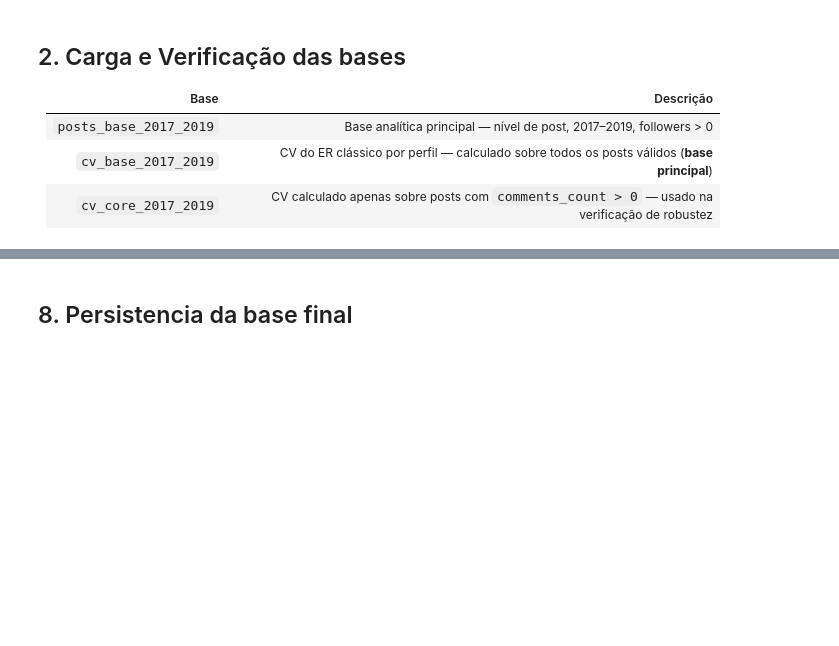
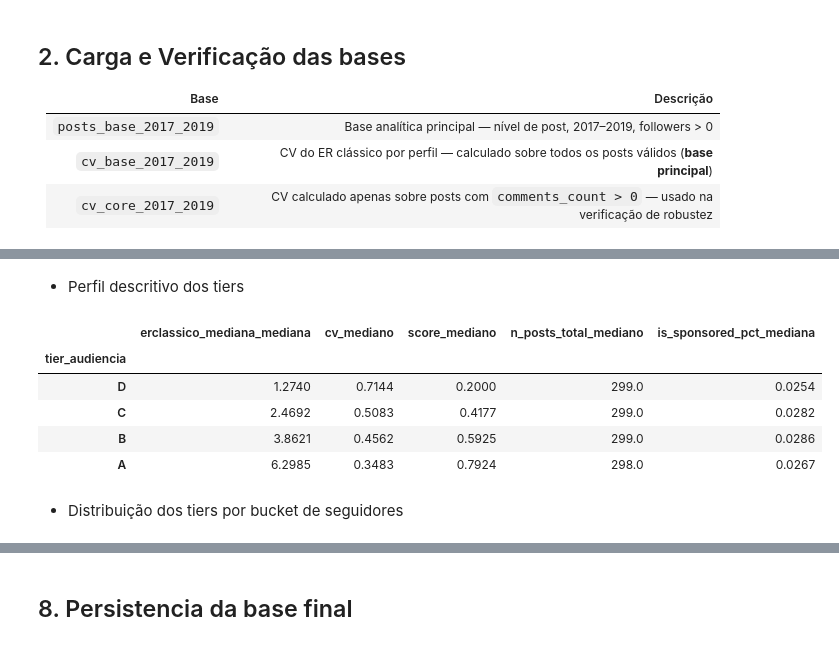
Before and after one commit to Davi-SC/influencers_kim, a Jupyter notebook: perfil_qualificacao.ipynb, the cells around one changed output, grey strips where cells are left out. Saved outputs shown, nothing was run; the diff lists cells and outputs as text; code cells hidden in the pictures; blank space fills up the shorter version.

```diff
--- a/perfil_qualificacao.ipynb
+++ b/perfil_qualificacao.ipynb
@@ -88,0 +289,6 @@ CV core: (32646, 6)
+# %%
+elegiveis_pd["tier_audiencia"] = pd.qcut(
+    elegiveis_pd["score_audiencia"],
+    q=4,
+    labels=["D", "C", "B", "A"]
+)
@@ -88,0 +309,24 @@ CV core: (32646, 6)
+# %% [markdown]
+- Perfil descritivo dos tiers
+# %%
+tier_desc = (
+    elegiveis_pd.groupby("tier_audiencia", observed=True)
+    .agg(
+        erclassico_mediana_mediana=("erclassico_mediana", "median"),
+        cv_mediano=("cv", "median"),
+        score_mediano=("score_audiencia", "median"),
+        n_posts_total_mediano=("n_posts_total", "median"),
+        is_sponsored_pct_mediana=("is_sponsored_pct", "median"),
+    )
+    .round(4)
+)
+tier_desc
+# %% [output]
+|  | erclassico_mediana_mediana | cv_mediano | score_mediano | n_posts_total_mediano | is_sponsored_pct_mediana |
+| tier_audiencia |  |  |  |  |  |
+| D | 1.2740 | 0.7144 | 0.2000 | 299.0 | 0.0254 |
+| C | 2.4692 | 0.5083 | 0.4177 | 299.0 | 0.0282 |
+| B | 3.8621 | 0.4562 | 0.5925 | 299.0 | 0.0286 |
+| A | 6.2985 | 0.3483 | 0.7924 | 298.0 | 0.0267 |
+# %% [markdown]
+- Distribuição dos tiers por bucket de seguidores
```
Also changed, not shown: parts of 40 cells of this notebook.
